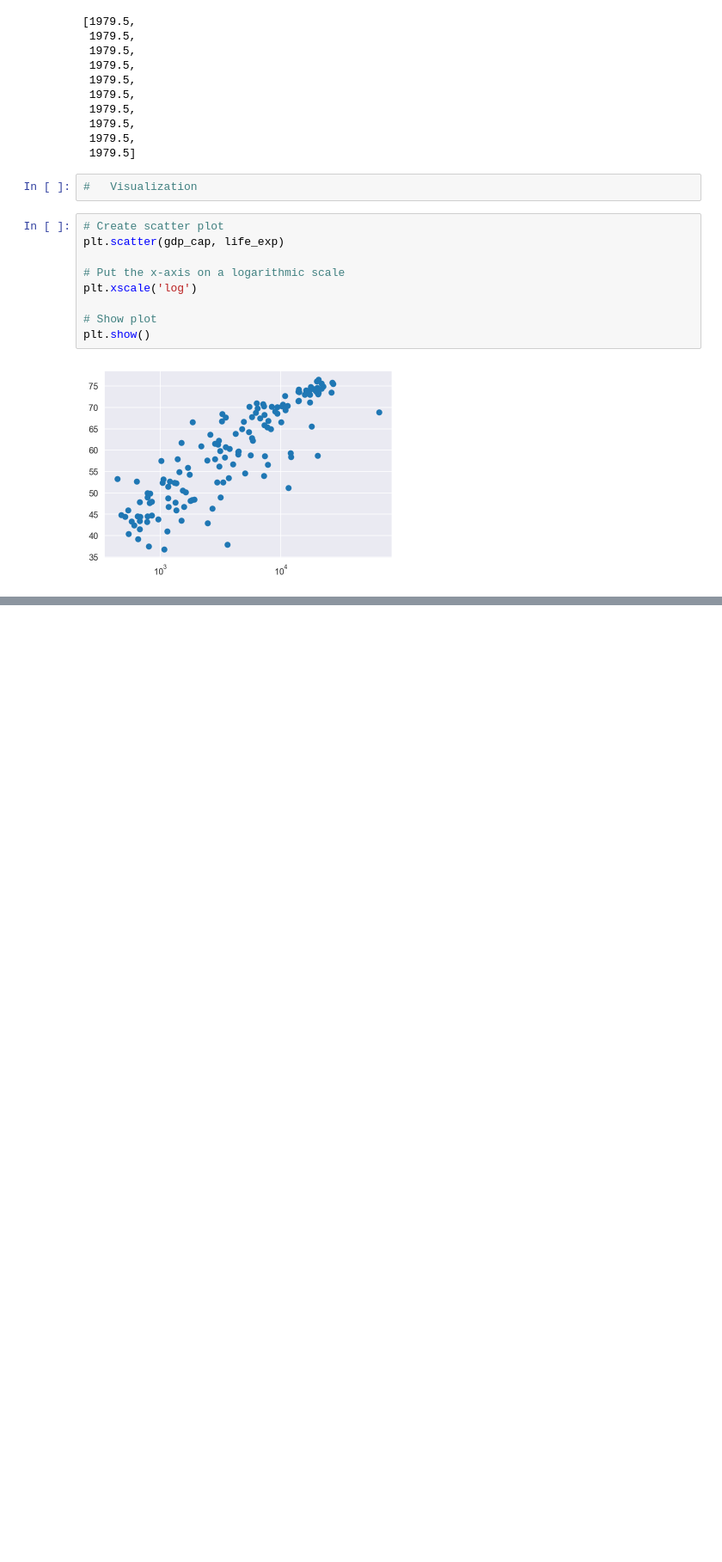
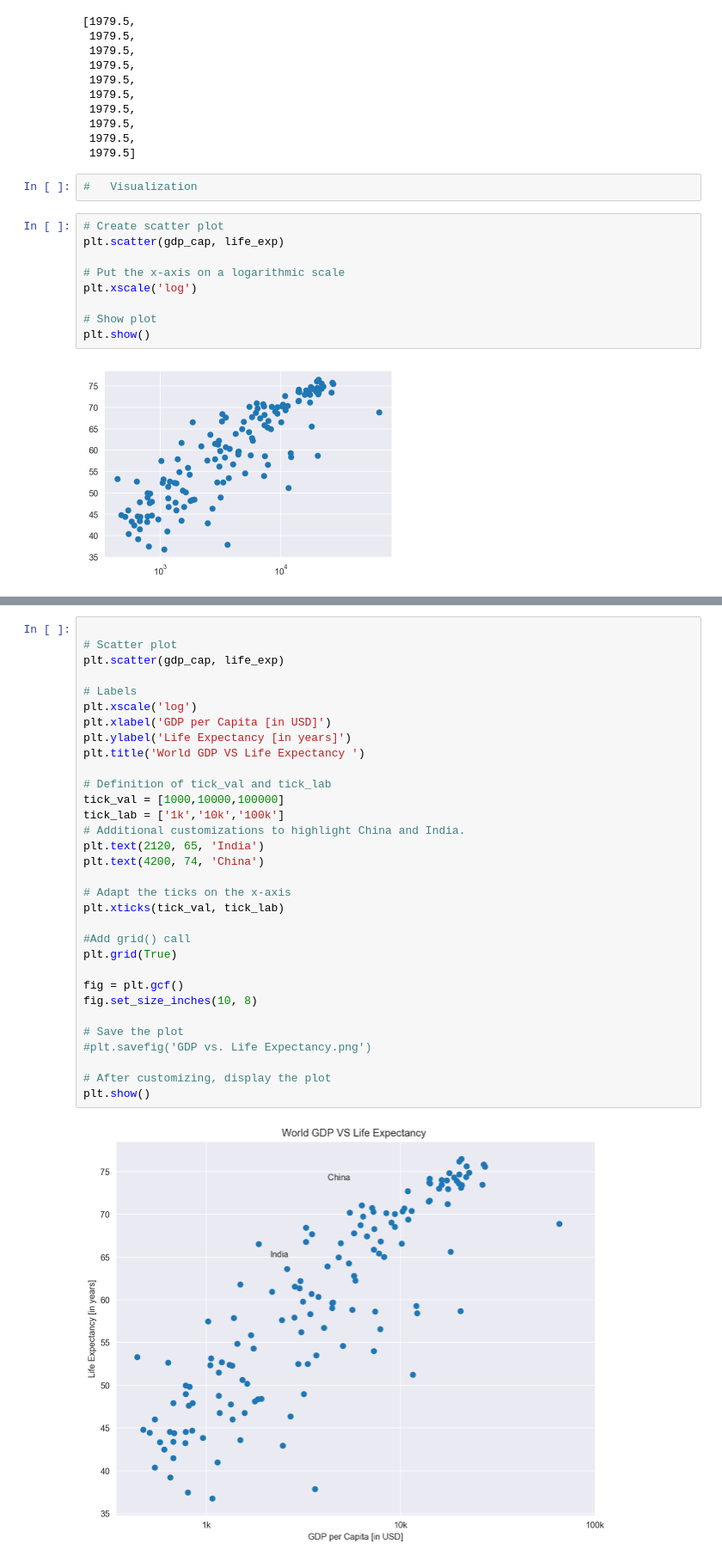
Before and after one commit to waleedhanna/Project_1-, a Jupyter notebook: GDP vs. Life Expectancy.ipynb, the cells around one changed output, grey strips where cells are left out. Shown at 86% size. Saved outputs shown, nothing was run; the diff lists cells and outputs as text; blank space fills up the shorter version.

```diff
--- a/GDP vs. Life Expectancy.ipynb
+++ b/GDP vs. Life Expectancy.ipynb
@@ -130,0 +175,34 @@ plt.show()
+# %%
+
+# Scatter plot
+plt.scatter(gdp_cap, life_exp)
+
+# Labels
+plt.xscale('log')
+plt.xlabel('GDP per Capita [in USD]')
+plt.ylabel('Life Expectancy [in years]')
+plt.title('World GDP VS Life Expectancy ')
+
+# Definition of tick_val and tick_lab
+tick_val = [1000,10000,100000]
+tick_lab = ['1k','10k','100k']
+# Additional customizations to highlight China and India.
+plt.text(2120, 65, 'India')
+plt.text(4200, 74, 'China')
+
+# Adapt the ticks on the x-axis
+plt.xticks(tick_val, tick_lab)
+
+#Add grid() call
+plt.grid(True)
+
+fig = plt.gcf()
+fig.set_size_inches(10, 8)
+
+# Save the plot
+#plt.savefig('GDP vs. Life Expectancy.png')
+
+# After customizing, display the plot
+plt.show()
+# %% [output]
+[figure, added]
```
Also changed, not shown: parts of 47 cells of this notebook.
